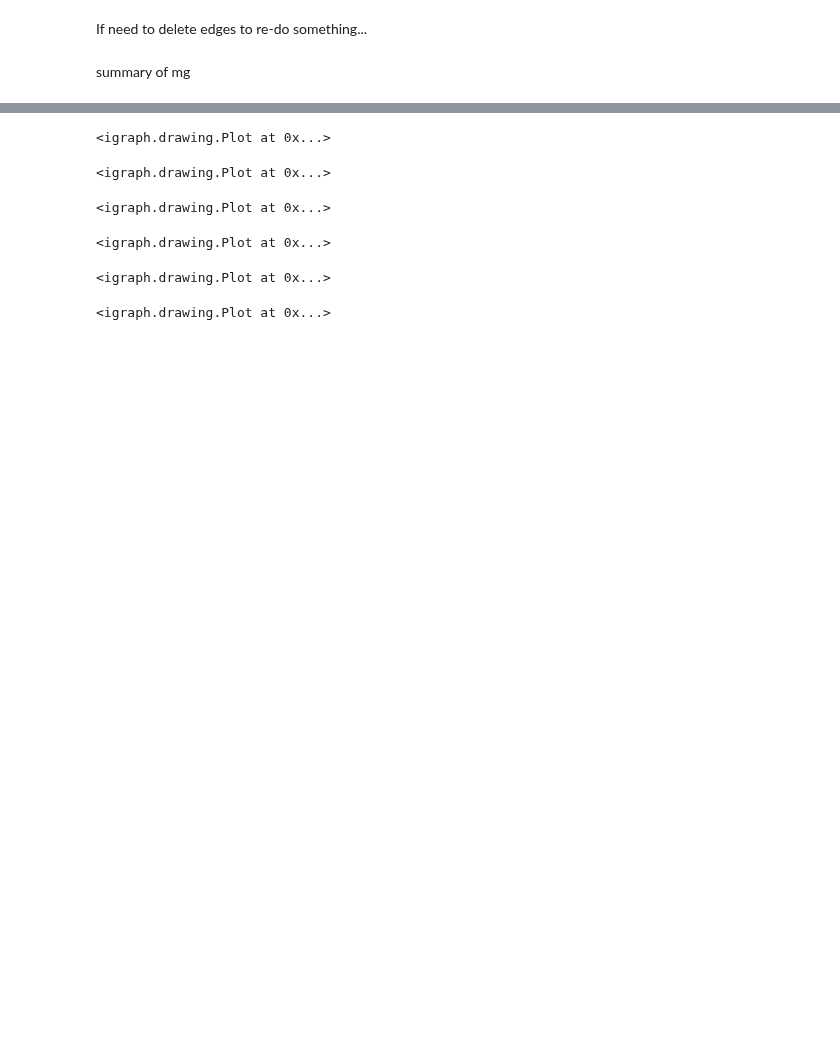
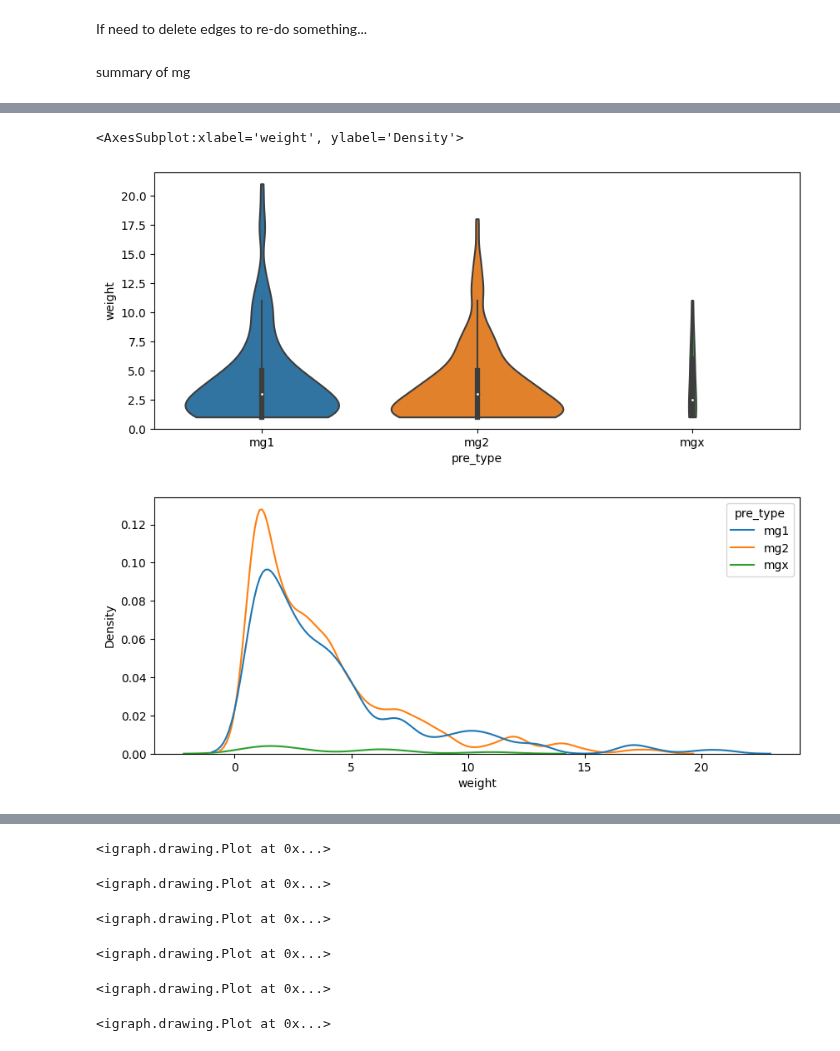
Before and after one commit to neurologic/eCREST, a Jupyter notebook: Analysis.ipynb, the cells around one changed output, grey strips where cells are left out. Cells and saved outputs as stored; diff of their text form; code cells hidden in the pictures; blank space fills up the shorter version.

```diff
--- a/Analysis.ipynb
+++ b/Analysis.ipynb
@@ -339,0 +352,9 @@ df_edges['weight'].hist()
+# %%
+plt.figure(figsize=(10,4))
+sns.violinplot(df_edges,x='pre_type',y='weight',scale='count',cut=0)
+plt.figure(figsize=(10,4))
+sns.kdeplot(df_edges,x='weight',hue='pre_type',bw_adjust = 0.5)
+# %% [output]
+<AxesSubplot:xlabel='weight', ylabel='Density'>
+[figure, added]
+[figure, added]
```
Also changed, not shown: parts of 22 cells of this notebook, 3 other files.
